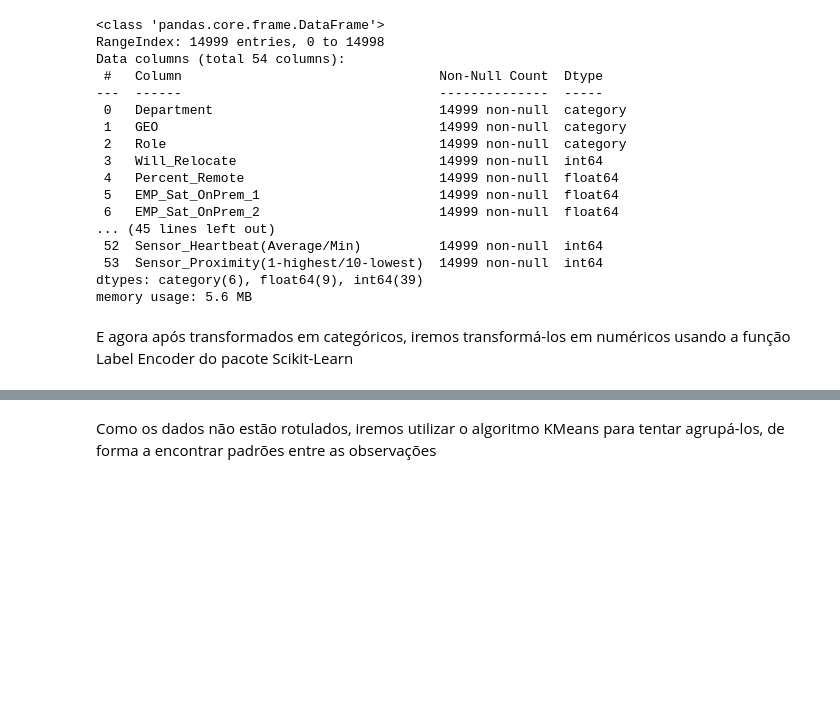
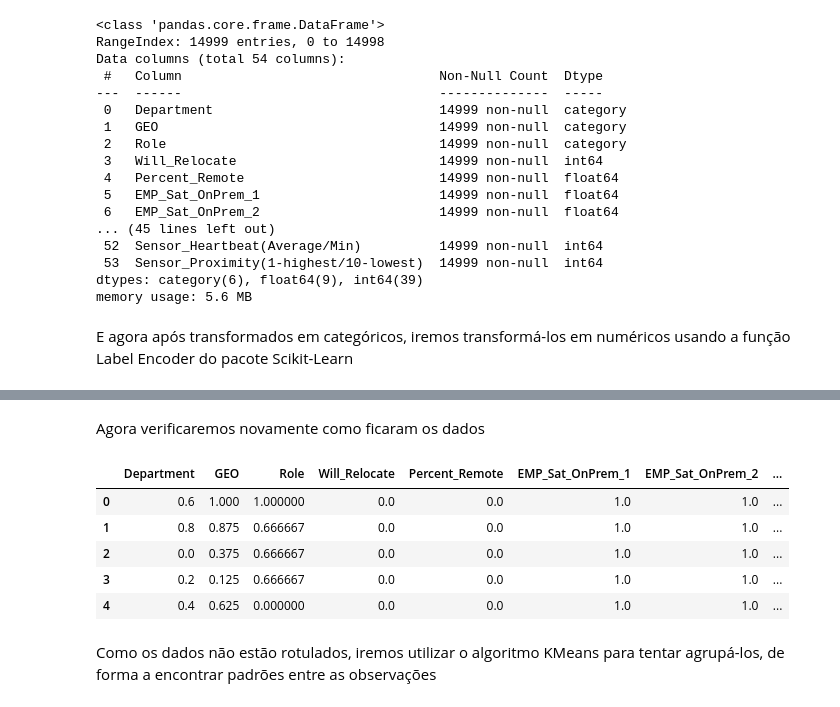
Before and after one commit to allanbraquiel/Data_Science_Projects, a Jupyter notebook: Laboratório_de_dados_de_Análise_de_RH.ipynb, the cells around one changed output, grey strips where cells are left out. Drawn from its saved outputs; the diff is of its cells as text; code cells hidden in the pictures; blank space fills up the shorter version.

```diff
--- a/Laboratório_de_dados_de_Análise_de_RH.ipynb
+++ b/Laboratório_de_dados_de_Análise_de_RH.ipynb
@@ -270,3 +286,14 @@ X.Role = label6.fit_transform(X.Role)
+# %% [markdown]
+Agora verificaremos novamente como ficaram os dados
+# %%
+X2.head()
+# %% [output]
+|  | Department | GEO | Role | Will_Relocate | Percent_Remote | EMP_Sat_OnPrem_1 | EMP_Sat_OnPrem_2 | ... |
+| 0 | 0.6 | 1.000 | 1.000000 | 0.0 | 0.0 | 1.0 | 1.0 | ... |
+| 1 | 0.8 | 0.875 | 0.666667 | 0.0 | 0.0 | 1.0 | 1.0 | ... |
+| 2 | 0.0 | 0.375 | 0.666667 | 0.0 | 0.0 | 1.0 | 1.0 | ... |
+| 3 | 0.2 | 0.125 | 0.666667 | 0.0 | 0.0 | 1.0 | 1.0 | ... |
+| 4 | 0.4 | 0.625 | 0.000000 | 0.0 | 0.0 | 1.0 | 1.0 | ... |
 # %% [markdown]
 Como os dados não estão rotulados, iremos utilizar o algoritmo KMeans para tentar agrupá-los, de forma a encontrar padrões entre as observações
 # %%
```
Also changed, not shown: parts of 11 cells of this notebook.
